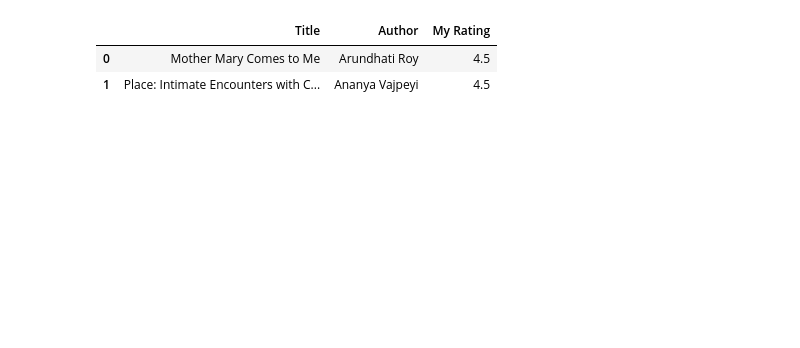
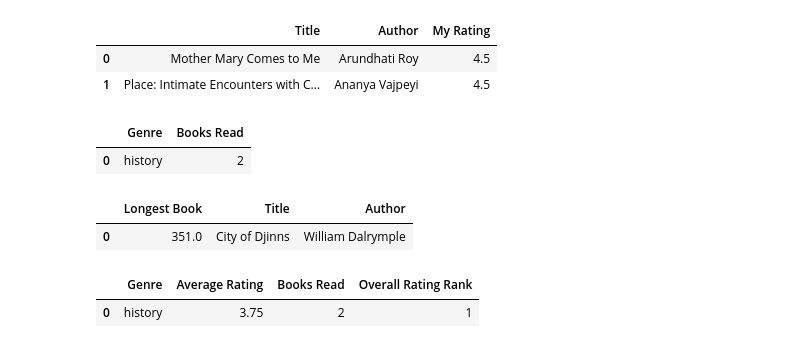
Before and after one commit to TanviRege/NextChapter, a Jupyter notebook: NextChapterDev.ipynb, the cells around one changed output. Saved outputs shown, nothing was run; the diff lists cells and outputs as text; code cells hidden in the pictures; blank space fills up the shorter version.

```diff
--- a/NextChapterDev.ipynb
+++ b/NextChapterDev.ipynb
@@ -1217,15 +1217,66 @@ WITH PrimaryGenres AS (
 )
 SELECT
     primary_genre AS Genre,
-    COUNT(*) AS [Books Read],
-    ROUND(AVG([My Rating]), 1) AS [Avg Rating]
+    COUNT(*) AS [Books Read]
 FROM PrimaryGenres
 WHERE primary_genre != ''
 GROUP BY primary_genre
-ORDER BY [Books Read] DESC, [Avg Rating] DESC
+ORDER BY [Books Read] DESC
 LIMIT 3;
 """
 
 query_result3 = pd.read_sql_query(sql_query3, conn)
 conn.close()
 query_result3
+# %% [output]
+|  | Genre | Books Read |
+| 0 | history | 2 |
+# %%
+# Longest book read this year:
+# CAST(... AS INTEGER) strips the decimal, and the subquery handles ties
+conn = sqlite3.connect('catalog.db')
+
+sql_query4 = """
+SELECT
+    Title,
+    Author,
+    CAST([Number of Pages] AS INTEGER) AS [Pages]
+FROM user_catalog
+WHERE [Number of Pages] = (SELECT MAX([Number of Pages]) FROM user_catalog)
+"""
+
+query_result4 = pd.read_sql_query(sql_query4, conn)
+conn.close()
+query_result4
+# %% [output]
+|  | Longest Book | Title | Author |
+| 0 | 351.0 | City of Djinns | William Dalrymple |
+# %%
+# Most enjoyed genre this year:
+conn = sqlite3.connect('catalog.db')
+
+sql_query5 = """
+WITH PrimaryGenres AS (
+        SELECT
+            Title,
+            [My Rating],
+            TRIM(SUBSTR(genres, 1, INSTR(genres || ',', ',') - 1)) AS primary_genre
+        FROM user_catalog
+        WHERE genres IS NOT NULL AND TRIM(genres) != '' AND [My Rating] IS NOT NULL
+    )
+    SELECT
+        primary_genre AS Genre,
+        ROUND(AVG([My Rating]), 2) AS [Average Rating],
+        COUNT(*) AS [Books Read],
+        DENSE_RANK() OVER (ORDER BY AVG([My Rating]) DESC, COUNT(*) DESC) AS [Overall Rating Rank]
+    FROM PrimaryGenres
+    GROUP BY primary_genre
+    ORDER BY [Overall Rating Rank];
+"""
+
+query_result5 = pd.read_sql_query(sql_query5, conn)
+conn.close()
+query_result5
+# %% [output]
+|  | Genre | Average Rating | Books Read | Overall Rating Rank |
+| 0 | history | 3.75 | 2 | 1 |
```
Also changed, not shown: parts of 1 cell of this notebook.
